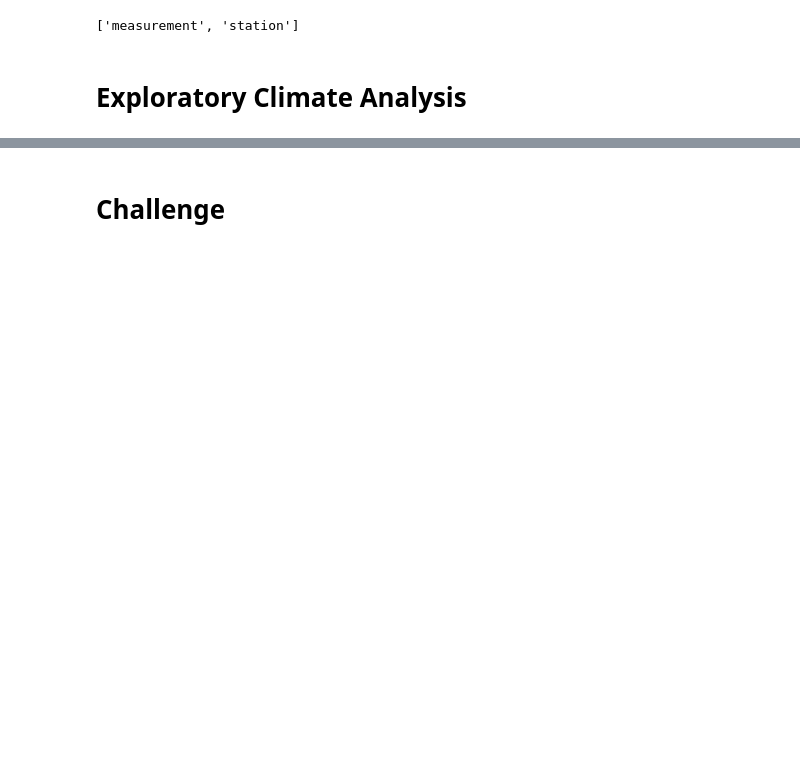
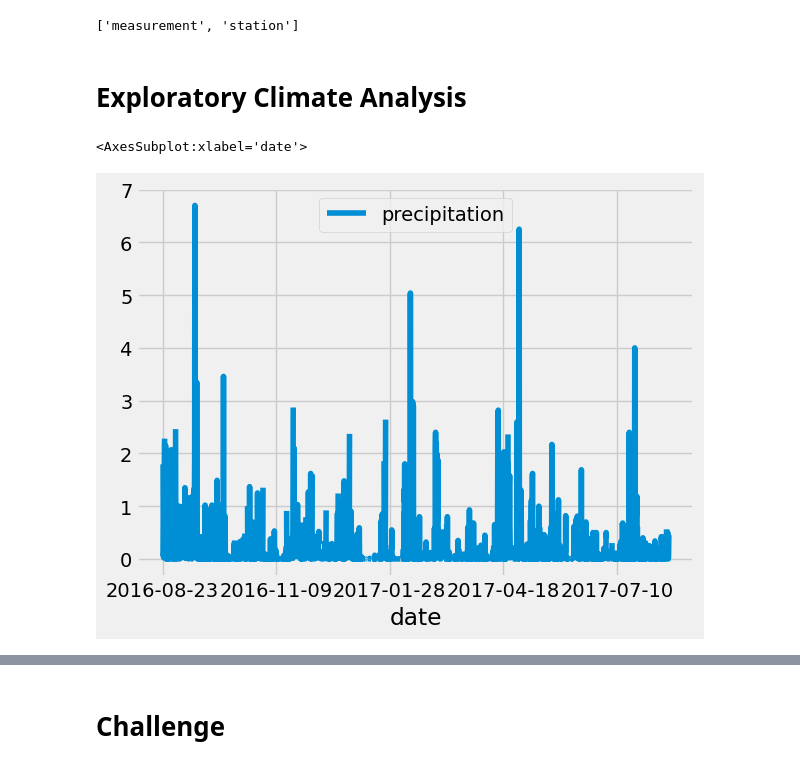
Before and after one commit to AlbertoQSal/surfs_up, a Jupyter notebook: climate_analysis.ipynb, the cells around one changed output, grey strips where cells are left out. Cells and saved outputs as stored; diff of their text form; code cells hidden in the pictures; blank space fills up the shorter version.

```diff
--- a/climate_analysis.ipynb
+++ b/climate_analysis.ipynb
@@ -44,15 +42,23 @@ session = Session(engine)
 # %%
 # Design a query to retrieve the last 12 months of precipitation data and plot the results.
 #Starting from the last data point in the database.
-
 # Calculate the date one year from the last date in data set.
-
+prev_year = dt.date(2017, 8, 23) - dt.timedelta(days = 365)
 # Perform a query to retrieve the data and precipitation scores
-
+results = [] # We create an empty list that stores the precipitation data
+results = session.query(Measurement.date, Measurement.prcp).filter(Measurement.date >= prev_year)
+#print(results.all())
 # Save the query results as a Pandas DataFrame and set the index to the date column
-
+df = pd.DataFrame(results, columns = ['date','precipitation'])
+df.set_index(df['date'], inplace = True)
+#print(df.to_string(index=False))
 # Sort the dataframe by date
-
+df = df.sort_index() # We sort our database in cronological order
+#print(df.to_string(index=False))
 # Use Pandas Plotting with Matplotlib to plot the data
+df.plot()
+# %% [output]
+<AxesSubplot:xlabel='date'>
+[figure, added]
 # %%
 # Use Pandas to calcualte the summary statistics for the precipitation data
```
Also changed, not shown: parts of 2 cells of this notebook.
